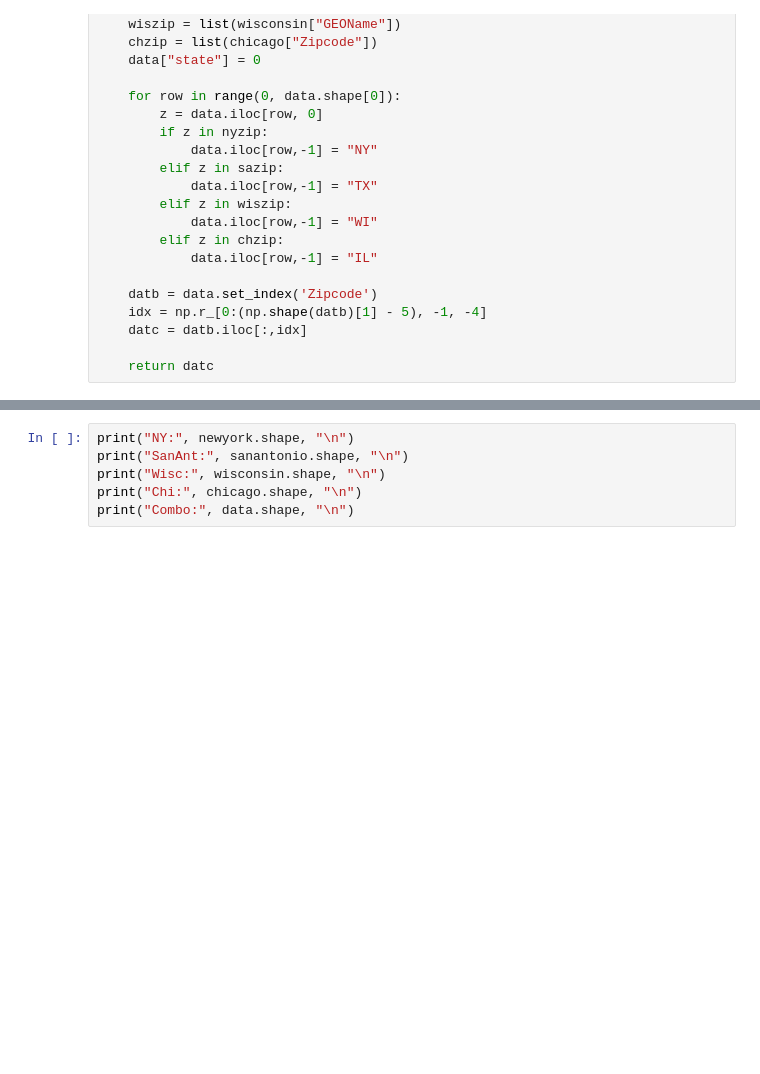
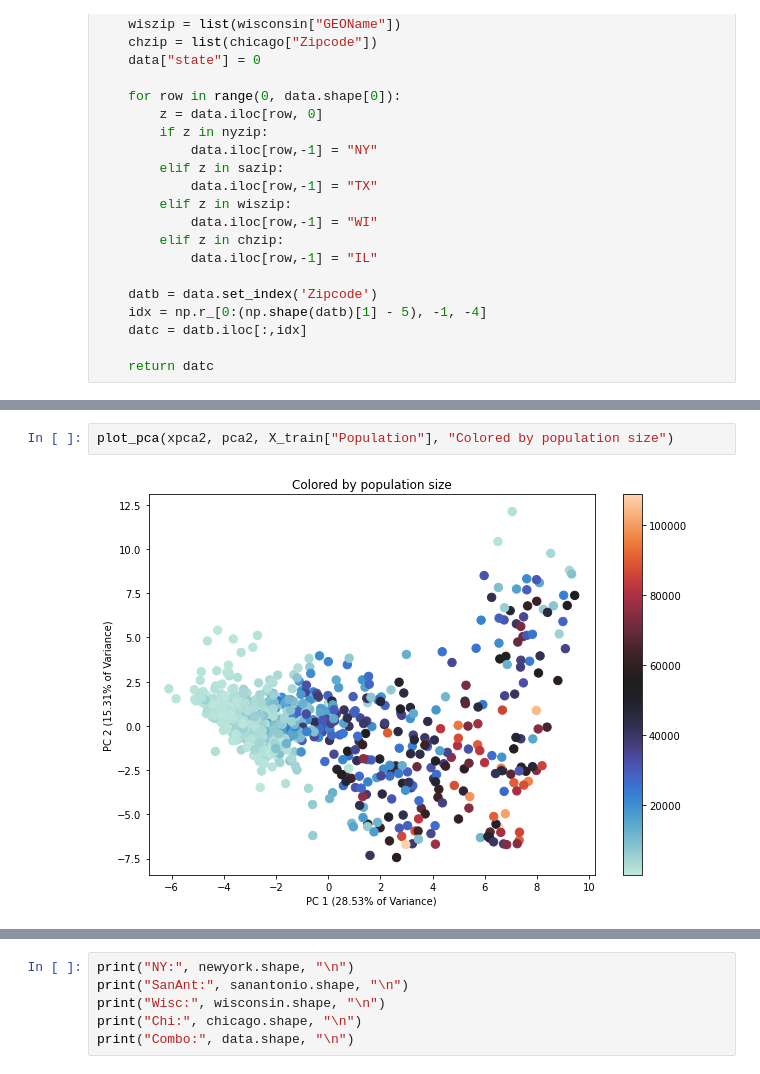
Before and after one commit to uic-cs418/modeling-the-pandemic, a Jupyter notebook: ML_analyses.ipynb, the cells around one changed output, grey strips where cells are left out. Drawn from its saved outputs; the diff is of its cells as text; blank space fills up the shorter version.

```diff
--- a/ML_analyses.ipynb
+++ b/ML_analyses.ipynb
@@ -50,0 +79,4 @@ X_train, X_test, y_train, y_test = trim_and_split(getdata())
+# %%
+plot_pca(xpca2, pca2, X_train["Population"], "Colored by population size")
+# %% [output]
+[figure, added]
```
Also changed, not shown: parts of 5 cells of this notebook.
